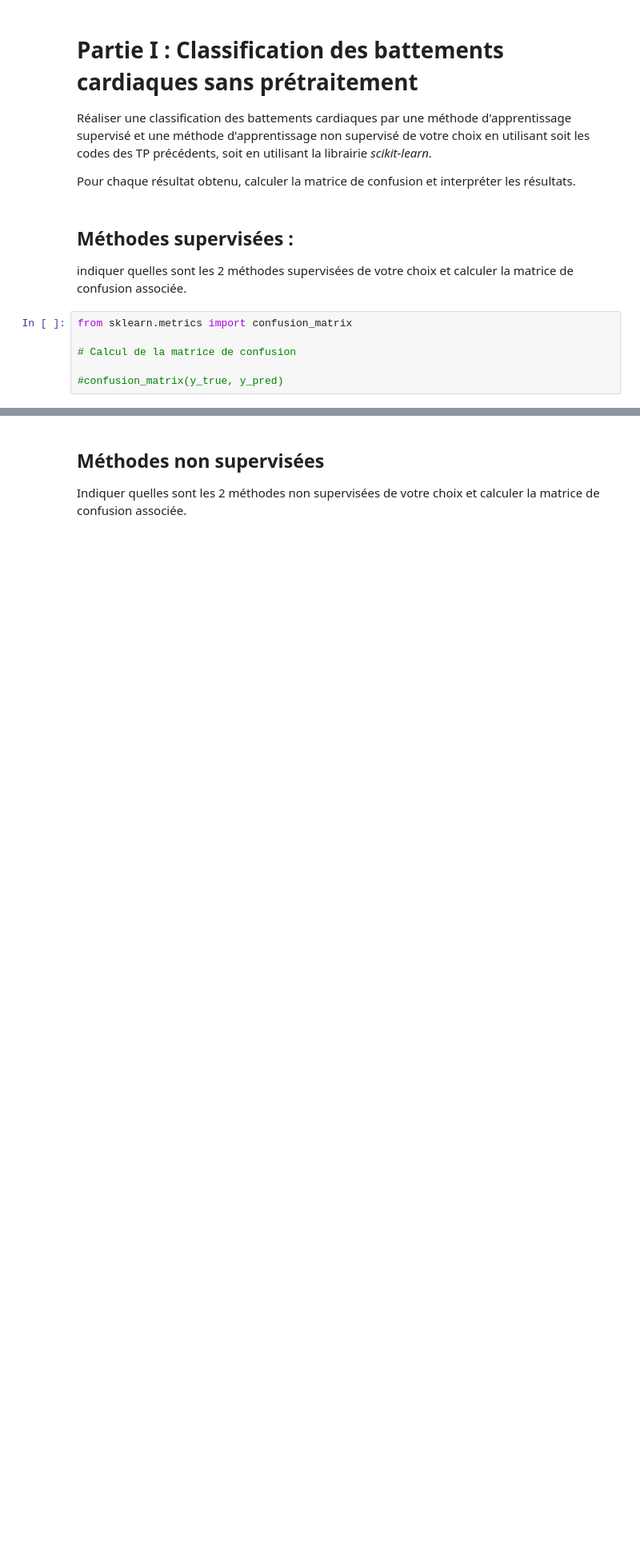
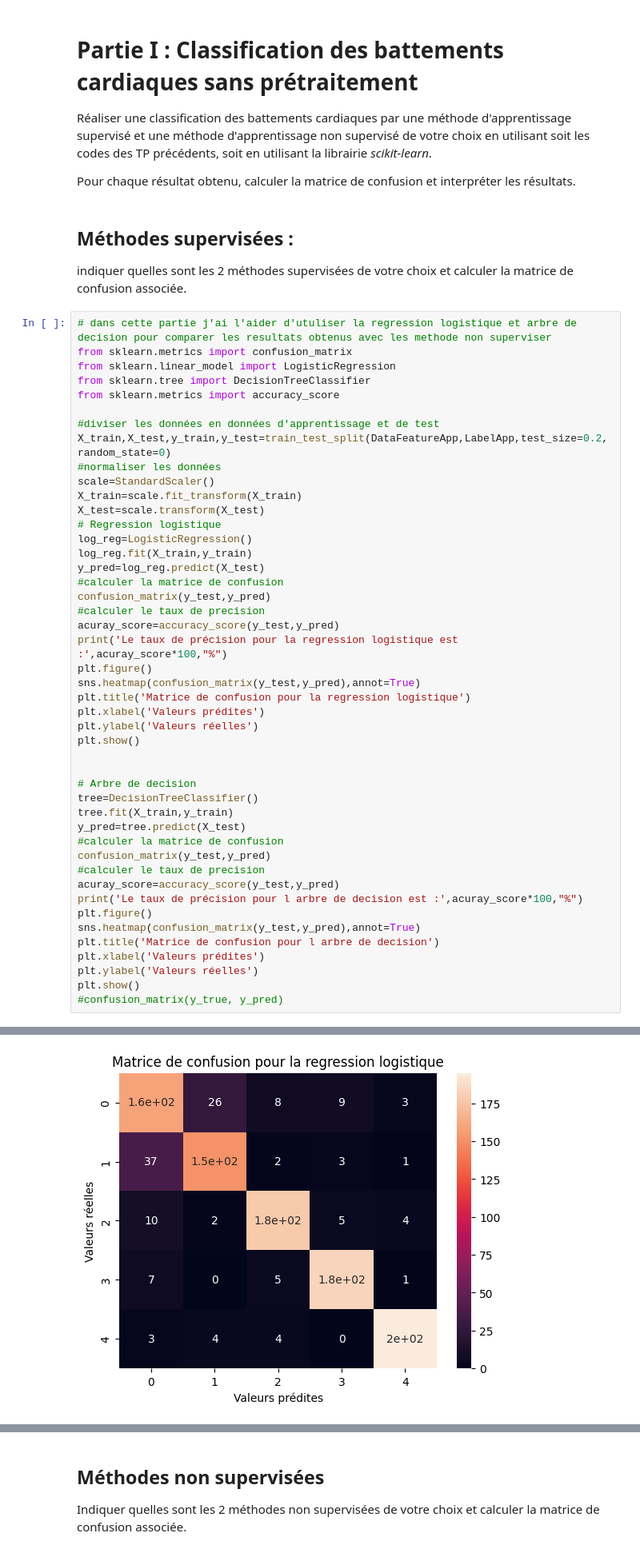
Before and after one commit to MA-BOUSSOUALEF/Classification-of-Heartbeats, a Jupyter notebook: Projet_ECG_Etudiant.ipynb, the cells around one changed output, grey strips where cells are left out. Shown at 80% size. Cells and saved outputs as stored; diff of their text form; blank space fills up the shorter version.

Commit message:
Addig two methode supervise

```diff
--- a/Projet_ECG_Etudiant.ipynb
+++ b/Projet_ECG_Etudiant.ipynb
@@ -123,8 +123,49 @@ Pour chaque résultat obtenu, calculer la matrice de confusion et interpréter l
 ## Méthodes supervisées  :
 indiquer quelles sont les 2 méthodes supervisées de votre choix et calculer la matrice de confusion associée.
 # %%
+# dans cette partie j'ai l'aider d'utuliser la regression logistique et arbre de decision pour comparer les resultats obtenus avec les methode non superviser
 from sklearn.metrics import confusion_matrix
+from sklearn.linear_model import LogisticRegression
+from sklearn.tree import DecisionTreeClassifier
+from sklearn.metrics import accuracy_score
 
-# Calcul de la matrice de confusion
+#diviser les données en données d'apprentissage et de test
+X_train,X_test,y_train,y_test=train_test_split(DataFeatureApp,LabelApp,test_size=0.2,random_state=0)
+#normaliser les données
+scale=StandardScaler()
+X_train=scale.fit_transform(X_train)
+X_test=scale.transform(X_test)
+# Regression logistique
+log_reg=LogisticRegression()
+log_reg.fit(X_train,y_train)
+y_pred=log_reg.predict(X_test)
+#calculer la matrice de confusion
+confusion_matrix(y_test,y_pred)
+#calculer le taux de precision
+acuray_score=accuracy_score(y_test,y_pred)
+print('Le taux de précision pour la regression logistique est :',acuray_score*100,"%")
+plt.figure()
+sns.heatmap(confusion_matrix(y_test,y_pred),annot=True)
+plt.title('Matrice de confusion pour la regression logistique')
+plt.xlabel('Valeurs prédites')
+plt.ylabel('Valeurs réelles')
+plt.show()
 
+
+# Arbre de decision
+tree=DecisionTreeClassifier()
+tree.fit(X_train,y_train)
+y_pred=tree.predict(X_test)
+#calculer la matrice de confusion
+confusion_matrix(y_test,y_pred)
+#calculer le taux de precision
+acuray_score=accuracy_score(y_test,y_pred)
+print('Le taux de précision pour l arbre de decision est :',acuray_score*100,"%")
+plt.figure()
+sns.heatmap(confusion_matrix(y_test,y_pred),annot=True)
+plt.title('Matrice de confusion pour l arbre de decision')
+plt.xlabel('Valeurs prédites')
+plt.ylabel('Valeurs réelles')
+plt.show()
 #confusion_matrix(y_true, y_pred)
+# %% [output]
@@ -130,0 +180 @@ from sklearn.metrics import confusion_matrix
+[figure, added]
```
Also changed, not shown: parts of 1 cell of this notebook.
